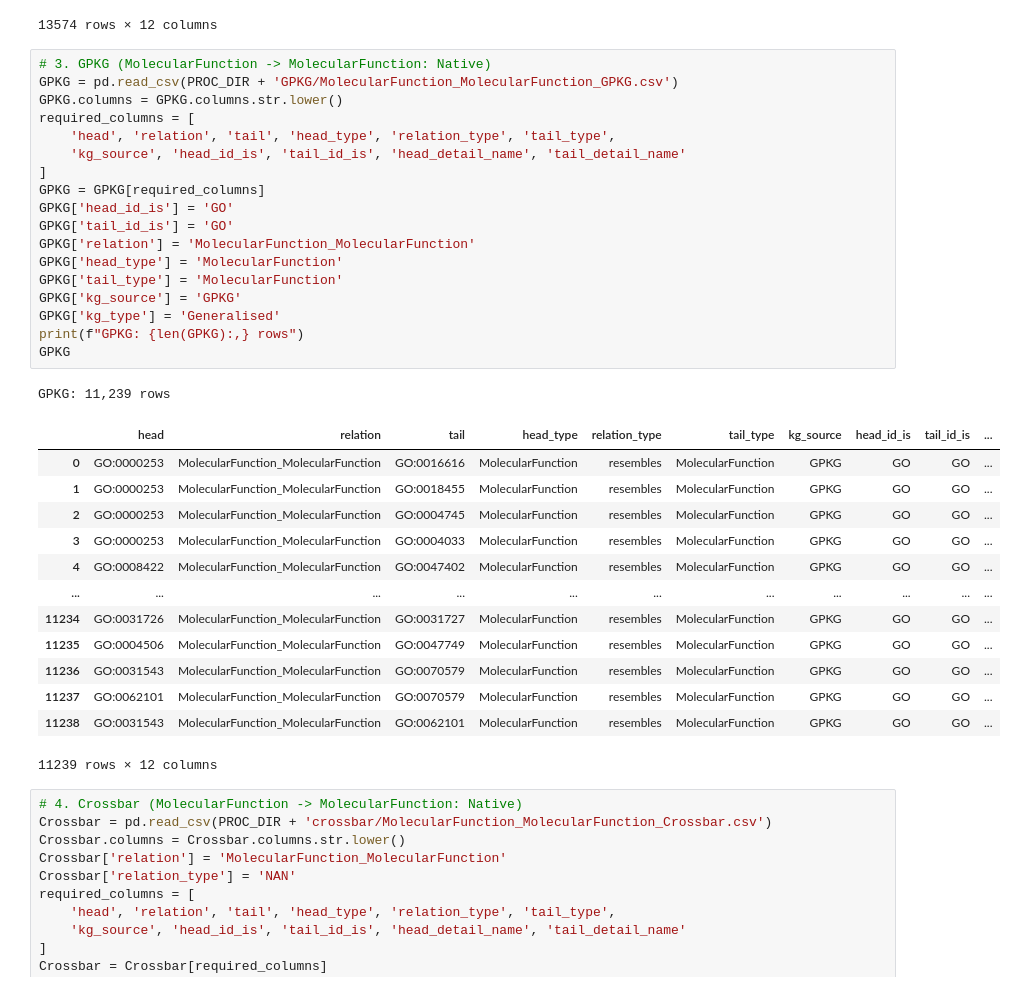
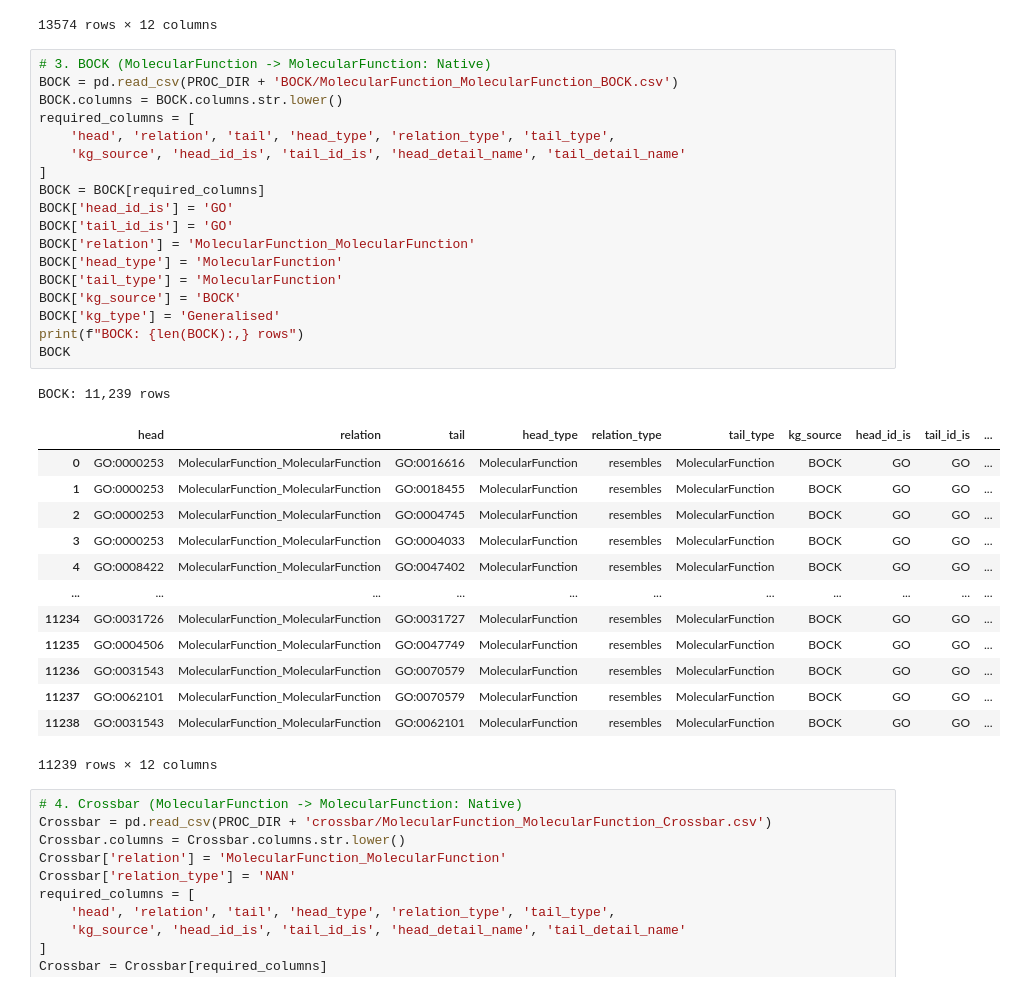
Before and after one commit to the-ahuja-lab/EvoAge, a Jupyter notebook: pipeline/03_relation_merge/Relation_Wise_MoleFunction_MoleFunction.ipynb, the cells around one changed output. Cells and saved outputs as stored; diff of their text form.

```diff
--- a/pipeline/03_relation_merge/Relation_Wise_MoleFunction_MoleFunction.ipynb
+++ b/pipeline/03_relation_merge/Relation_Wise_MoleFunction_MoleFunction.ipynb
@@ -110,37 +108,37 @@ PrimeKG: 13,574 rows
 | 13573 | GO:0031997 | MolecularFunction_MolecularFunction | GO:0047485 | MolecularFunction | parent-child | MolecularFunction | PrimeKG | GO | GO | ... |
 13574 rows × 12 columns
 # %%
-# 3. GPKG (MolecularFunction -> MolecularFunction: Native)
-GPKG = pd.read_csv(PROC_DIR + 'GPKG/MolecularFunction_MolecularFunction_GPKG.csv')
-GPKG.columns = GPKG.columns.str.lower()
+# 3. BOCK (MolecularFunction -> MolecularFunction: Native)
+BOCK = pd.read_csv(PROC_DIR + 'BOCK/MolecularFunction_MolecularFunction_BOCK.csv')
+BOCK.columns = BOCK.columns.str.lower()
 required_columns = [
     'head', 'relation', 'tail', 'head_type', 'relation_type', 'tail_type',
     'kg_source', 'head_id_is', 'tail_id_is', 'head_detail_name', 'tail_detail_name'
 ]
-GPKG = GPKG[required_columns]
-GPKG['head_id_is'] = 'GO'
-GPKG['tail_id_is'] = 'GO'
-GPKG['relation'] = 'MolecularFunction_MolecularFunction'
-GPKG['head_type'] = 'MolecularFunction'
-GPKG['tail_type'] = 'MolecularFunction'
-GPKG['kg_source'] = 'GPKG'
-GPKG['kg_type'] = 'Generalised'
-print(f"GPKG: {len(GPKG):,} rows")
-GPKG
+BOCK = BOCK[required_columns]
+BOCK['head_id_is'] = 'GO'
+BOCK['tail_id_is'] = 'GO'
+BOCK['relation'] = 'MolecularFunction_MolecularFunction'
+BOCK['head_type'] = 'MolecularFunction'
+BOCK['tail_type'] = 'MolecularFunction'
+BOCK['kg_source'] = 'BOCK'
+BOCK['kg_type'] = 'Generalised'
+print(f"BOCK: {len(BOCK):,} rows")
+BOCK
 # %% [output]
-GPKG: 11,239 rows
+BOCK: 11,239 rows
 |  | head | relation | tail | head_type | relation_type | tail_type | kg_source | head_id_is | tail_id_is | ... |
-| 0 | GO:0000253 | MolecularFunction_MolecularFunction | GO:0016616 | MolecularFunction | resembles | MolecularFunction | GPKG | GO | GO | ... |
-| 1 | GO:0000253 | MolecularFunction_MolecularFunction | GO:0018455 | MolecularFunction | resembles | MolecularFunction | GPKG | GO | GO | ... |
-| 2 | GO:0000253 | MolecularFunction_MolecularFunction | GO:0004745 | MolecularFunction | resembles | MolecularFunction | GPKG | GO | GO | ... |
-| 3 | GO:0000253 | MolecularFunction_MolecularFunction | GO:0004033 | MolecularFunction | resembles | MolecularFunction | GPKG | GO | GO | ... |
-| 4 | GO:0008422 | MolecularFunction_MolecularFunction | GO:0047402 | MolecularFunction | resembles | MolecularFunction | GPKG | GO | GO | ... |
+| 0 | GO:0000253 | MolecularFunction_MolecularFunction | GO:0016616 | MolecularFunction | resembles | MolecularFunction | BOCK | GO | GO | ... |
+| 1 | GO:0000253 | MolecularFunction_MolecularFunction | GO:0018455 | MolecularFunction | resembles | MolecularFunction | BOCK | GO | GO | ... |
+| 2 | GO:0000253 | MolecularFunction_MolecularFunction | GO:0004745 | MolecularFunction | resembles | MolecularFunction | BOCK | GO | GO | ... |
+| 3 | GO:0000253 | MolecularFunction_MolecularFunction | GO:0004033 | MolecularFunction | resembles | MolecularFunction | BOCK | GO | GO | ... |
+| 4 | GO:0008422 | MolecularFunction_MolecularFunction | GO:0047402 | MolecularFunction | resembles | MolecularFunction | BOCK | GO | GO | ... |
 | ... | ... | ... | ... | ... | ... | ... | ... | ... | ... | ... |
-| 11234 | GO:0031726 | MolecularFunction_MolecularFunction | GO:0031727 | MolecularFunction | resembles | MolecularFunction | GPKG | GO | GO | ... |
-| 11235 | GO:0004506 | MolecularFunction_MolecularFunction | GO:0047749 | MolecularFunction | resembles | MolecularFunction | GPKG | GO | GO | ... |
-| 11236 | GO:0031543 | MolecularFunction_MolecularFunction | GO:0070579 | MolecularFunction | resembles | MolecularFunction | GPKG | GO | GO | ... |
-| 11237 | GO:0062101 | MolecularFunction_MolecularFunction | GO:0070579 | MolecularFunction | resembles | MolecularFunction | GPKG | GO | GO | ... |
-| 11238 | GO:0031543 | MolecularFunction_MolecularFunction | GO:0062101 | MolecularFunction | resembles | MolecularFunction | GPKG | GO | GO | ... |
+| 11234 | GO:0031726 | MolecularFunction_MolecularFunction | GO:0031727 | MolecularFunction | resembles | MolecularFunction | BOCK | GO | GO | ... |
+| 11235 | GO:0004506 | MolecularFunction_MolecularFunction | GO:0047749 | MolecularFunction | resembles | MolecularFunction | BOCK | GO | GO | ... |
+| 11236 | GO:0031543 | MolecularFunction_MolecularFunction | GO:0070579 | MolecularFunction | resembles | MolecularFunction | BOCK | GO | GO | ... |
+| 11237 | GO:0062101 | MolecularFunction_MolecularFunction | GO:0070579 | MolecularFunction | resembles | MolecularFunction | BOCK | GO | GO | ... |
+| 11238 | GO:0031543 | MolecularFunction_MolecularFunction | GO:0062101 | MolecularFunction | resembles | MolecularFunction | BOCK | GO | GO | ... |
 11239 rows × 12 columns
 # %%
 # 4. Crossbar (MolecularFunction -> MolecularFunction: Native)
```
Also changed, not shown: parts of 2 cells of this notebook, 4 other files.
